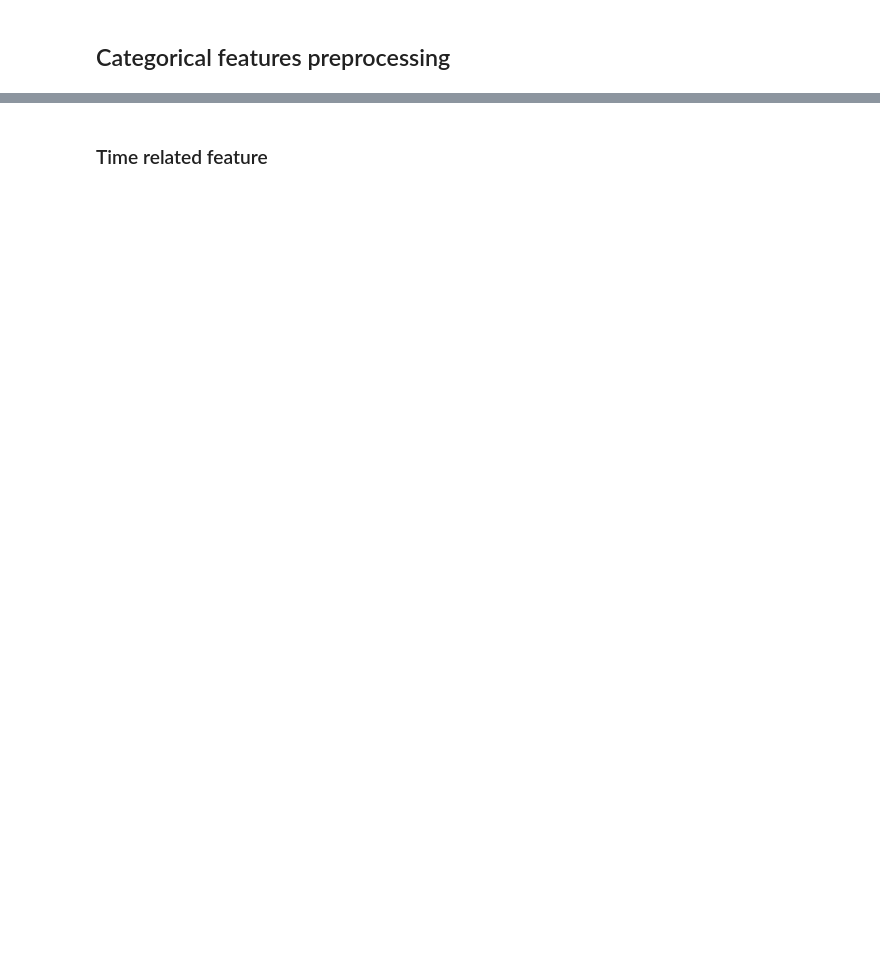
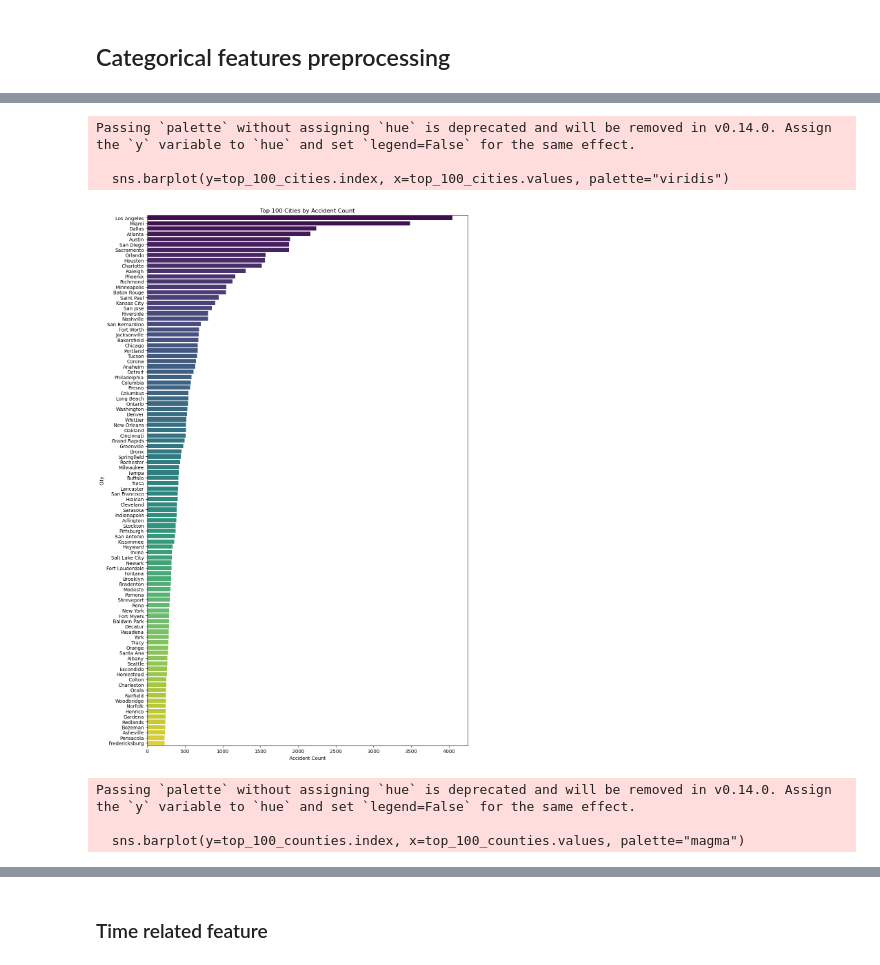
Before and after one commit to Rosreve/SML_final_project, a Jupyter notebook: feature_engineering.ipynb, the cells around one changed output, grey strips where cells are left out. Cells and saved outputs as stored; diff of their text form; code cells hidden in the pictures; blank space fills up the shorter version.

```diff
--- a/feature_engineering.ipynb
+++ b/feature_engineering.ipynb
@@ -64,4 +124,28 @@ Astronomical_Twilight: 3 unique values
 # %%
-# Drop irrelevant categorical columns
-Irrelevant_columns = ['ID', 'Source', 'Country']  # Replace with actual column names
-df_featured = df_featured.drop(columns=Irrelevant_columns)
+city_counts = df_transformed['City'].value_counts().sort_values(ascending=False)
+top_100_cities = city_counts.head(100)
+county_counts = df_transformed['County'].value_counts().sort_values(ascending=False)
+top_100_counties = county_counts.head(100)
+
+# Visualize top 100 cities and counties by accident counts
+plt.figure(figsize=(12,20))
+sns.barplot(y=top_100_cities.index, x=top_100_cities.values, palette="viridis")
+plt.title(f"Top 100 Cities by Accident Count")
+plt.xlabel("Accident Count")
+plt.ylabel("City")
+plt.show()
+
+plt.figure(figsize=(12,20))
+sns.barplot(y=top_100_counties.index, x=top_100_counties.values, palette="magma")
+plt.title(f"Top 100 Counties by Accident Count")
+plt.xlabel("Accident Count")
+plt.ylabel("County")
+plt.show()
+# %% [output]
+Passing `palette` without assigning `hue` is deprecated and will be removed in v0.14.0. Assign the `y` variable to `hue` and set `legend=False` for the same effect.
+
+  sns.barplot(y=top_100_cities.index, x=top_100_cities.values, palette="viridis")
+[figure, added]
+Passing `palette` without assigning `hue` is deprecated and will be removed in v0.14.0. Assign the `y` variable to `hue` and set `legend=False` for the same effect.
+
+  sns.barplot(y=top_100_counties.index, x=top_100_counties.values, palette="magma")
```
Also changed, not shown: parts of 35 cells of this notebook, 1 other file.
